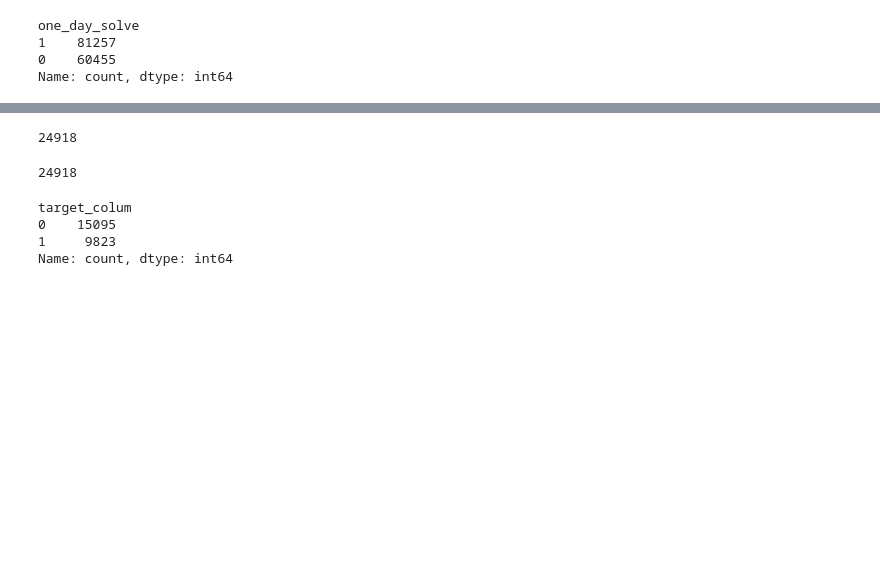
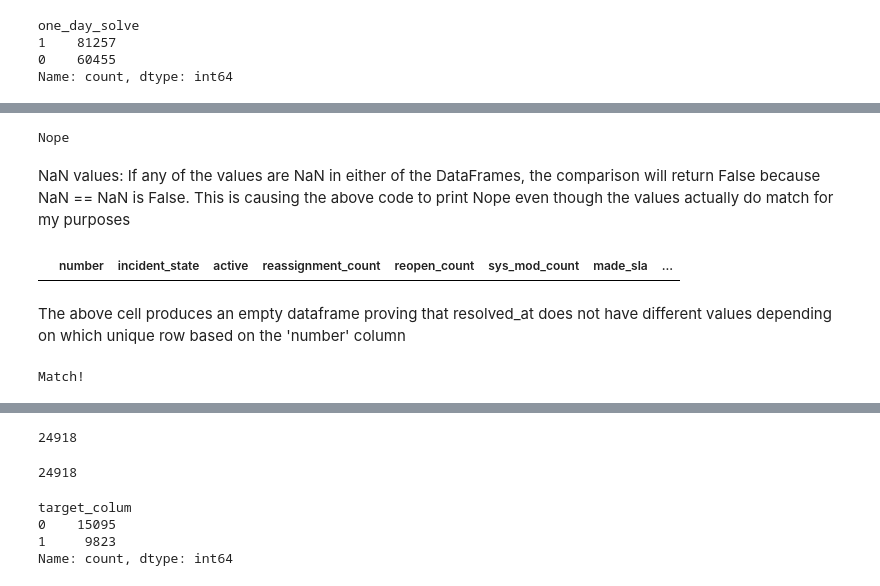
Before and after one commit to Sug-ar-N-Spice/Incident_Events, a Jupyter notebook: incident_event_log.ipynb, the cells around one changed output, grey strips where cells are left out. Saved outputs shown, nothing was run; the diff lists cells and outputs as text; code cells hidden in the pictures; blank space fills up the shorter version.

```diff
--- a/incident_event_log.ipynb
+++ b/incident_event_log.ipynb
@@ -341,0 +229,31 @@ Name: count, dtype: int64
+# %%
+#allows me to check if the values are same column by column
+# This has shown me that opened_at has the same values, but resolved at does not needs further investigation
+if (df_new_active['resolved_at'] == df_made_sla_false['resolved_at']).all():
+    print('Match!')
+else:
+    print('Nope')
+# %% [output]
+Nope
+# %% [markdown]
+NaN values: If any of the values are NaN in either of the DataFrames, the comparison will return False because NaN == NaN is False.
+This is causing the above code to print Nope even though the values actually do match for my purposes
+# %%
+#group by 'number' and filter for groups where the 'difference' values are not the same
+different_values_df = df_nan.groupby('number').filter(lambda x: x['difference'].nunique() > 1)
+
+#display the new DataFrame with numbers that have different 'difference' values
+different_values_df
+# %% [output]
+|  | number | incident_state | active | reassignment_count | reopen_count | sys_mod_count | made_sla | ... |
+# %% [markdown]
+The above cell produces an empty dataframe proving that resolved_at does not have different values depending on which unique row based on the 'number' column
+# %%
+#allows me to check if the values are same column by column between 2 different dataframes filtered to unique tickets
+#this shows me that even though the resolved_at doesnt match, the target column does, thus we will move forward with our filtered df_new_active dataframe
+if (df_new_active['target_colum'] == df_made_sla_false['target_colum']).all():
+    print('Match!')
+else:
+    print('Nope')
+# %% [output]
+Match!
```
Also changed, not shown: parts of 118 cells of this notebook.
